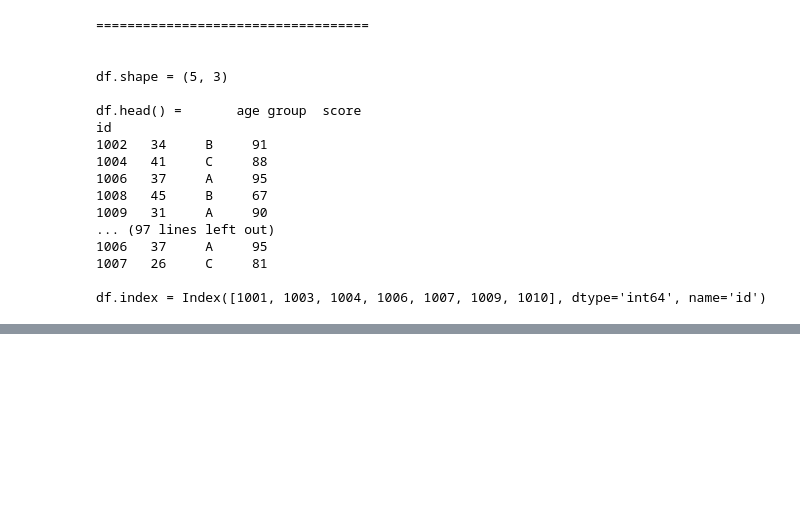
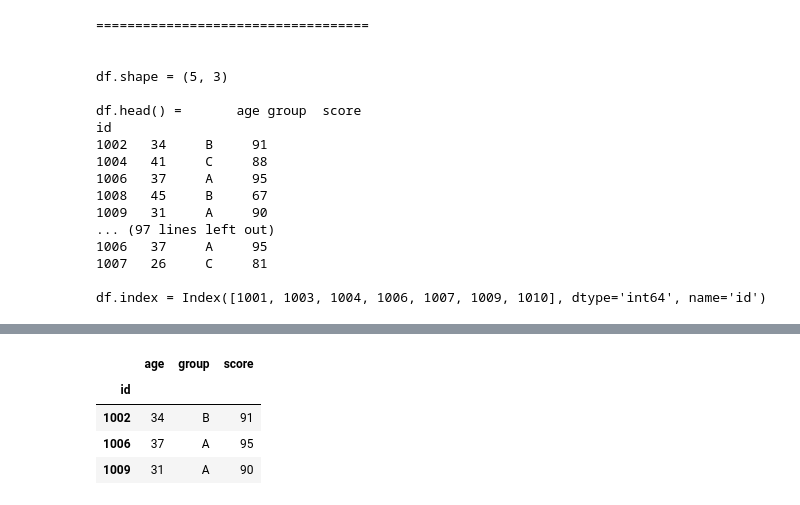
Before and after one commit to littlleHawk/STA556, a Jupyter notebook: notebooks/week03_dataframes.ipynb, the cells around one changed output, grey strips where cells are left out. Saved outputs shown, nothing was run; the diff lists cells and outputs as text; code cells hidden in the pictures; blank space fills up the shorter version.

```diff
--- a/notebooks/week03_dataframes.ipynb
+++ b/notebooks/week03_dataframes.ipynb
@@ -554,0 +565,8 @@ def select_high_scores(data: pd.DataFrame, minimum_score: float) -> pd.DataFrame
+# %%
+select_high_scores(participants, 90)
+# %% [output]
+|  | age | group | score |
+| id |  |  |  |
+| 1002 | 34 | B | 91 |
+| 1006 | 37 | A | 95 |
+| 1009 | 31 | A | 90 |
```
Also changed, not shown: parts of 5 cells of this notebook.
